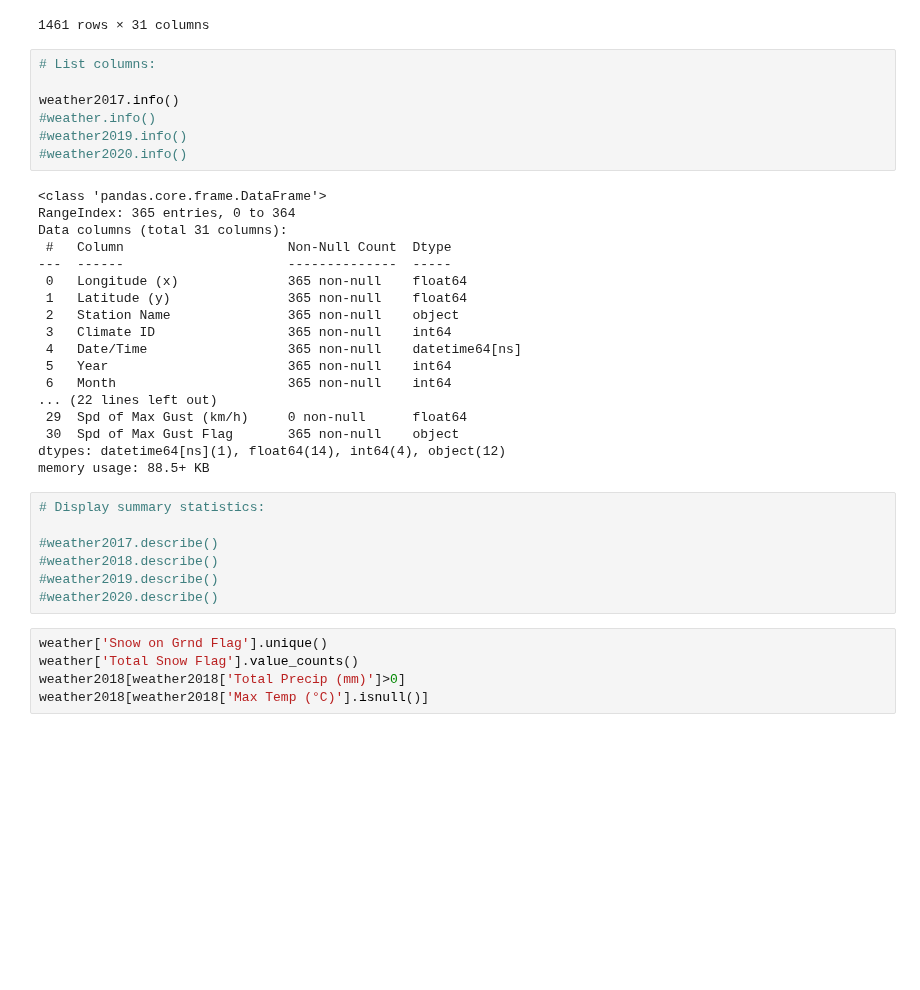
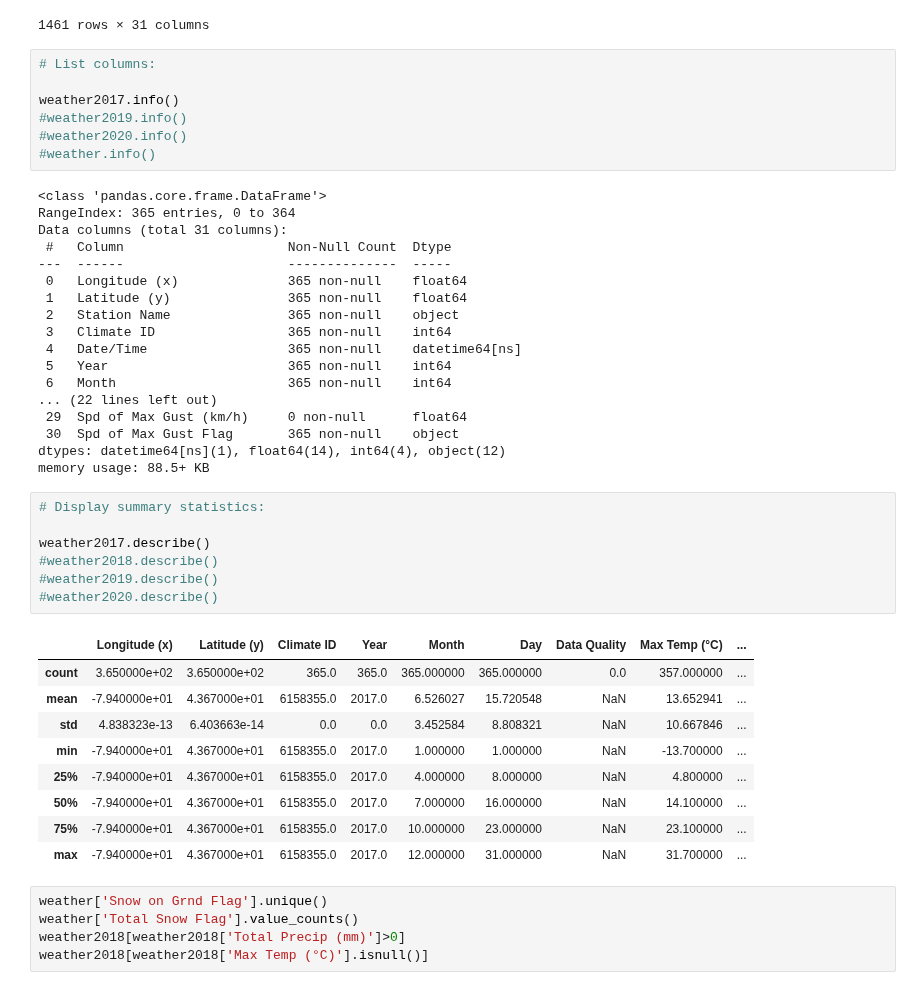
Before and after one commit to VernonNaidoo-Toronto/SCS3250-Group-2-Final-Project, a Jupyter notebook: MS_Weather.ipynb, the cells around one changed output. Drawn from its saved outputs; the diff is of its cells as text; blank space fills up the shorter version.

```diff
--- a/MS_Weather.ipynb
+++ b/MS_Weather.ipynb
@@ -44,9 +44,9 @@ weather
 # List columns:
 
 weather2017.info()
-#weather.info()
 #weather2019.info()
 #weather2020.info()
+#weather.info()
 # %% [output]
 <class 'pandas.core.frame.DataFrame'>
 RangeIndex: 365 entries, 0 to 364
@@ -68,10 +68,20 @@ memory usage: 88.5+ KB
 # %%
 # Display summary statistics:
 
-#weather2017.describe()
+weather2017.describe()
 #weather2018.describe()
 #weather2019.describe()
 #weather2020.describe()
+# %% [output]
+|  | Longitude (x) | Latitude (y) | Climate ID | Year | Month | Day | Data Quality | Max Temp (°C) | ... |
+| count | 3.650000e+02 | 3.650000e+02 | 365.0 | 365.0 | 365.000000 | 365.000000 | 0.0 | 357.000000 | ... |
+| mean | -7.940000e+01 | 4.367000e+01 | 6158355.0 | 2017.0 | 6.526027 | 15.720548 | NaN | 13.652941 | ... |
+| std | 4.838323e-13 | 6.403663e-14 | 0.0 | 0.0 | 3.452584 | 8.808321 | NaN | 10.667846 | ... |
+| min | -7.940000e+01 | 4.367000e+01 | 6158355.0 | 2017.0 | 1.000000 | 1.000000 | NaN | -13.700000 | ... |
+| 25% | -7.940000e+01 | 4.367000e+01 | 6158355.0 | 2017.0 | 4.000000 | 8.000000 | NaN | 4.800000 | ... |
+| 50% | -7.940000e+01 | 4.367000e+01 | 6158355.0 | 2017.0 | 7.000000 | 16.000000 | NaN | 14.100000 | ... |
+| 75% | -7.940000e+01 | 4.367000e+01 | 6158355.0 | 2017.0 | 10.000000 | 23.000000 | NaN | 23.100000 | ... |
+| max | -7.940000e+01 | 4.367000e+01 | 6158355.0 | 2017.0 | 12.000000 | 31.000000 | NaN | 31.700000 | ... |
 # %%
 weather['Snow on Grnd Flag'].unique()
 weather['Total Snow Flag'].value_counts()
```
Also changed, not shown: parts of 14 cells of this notebook.
